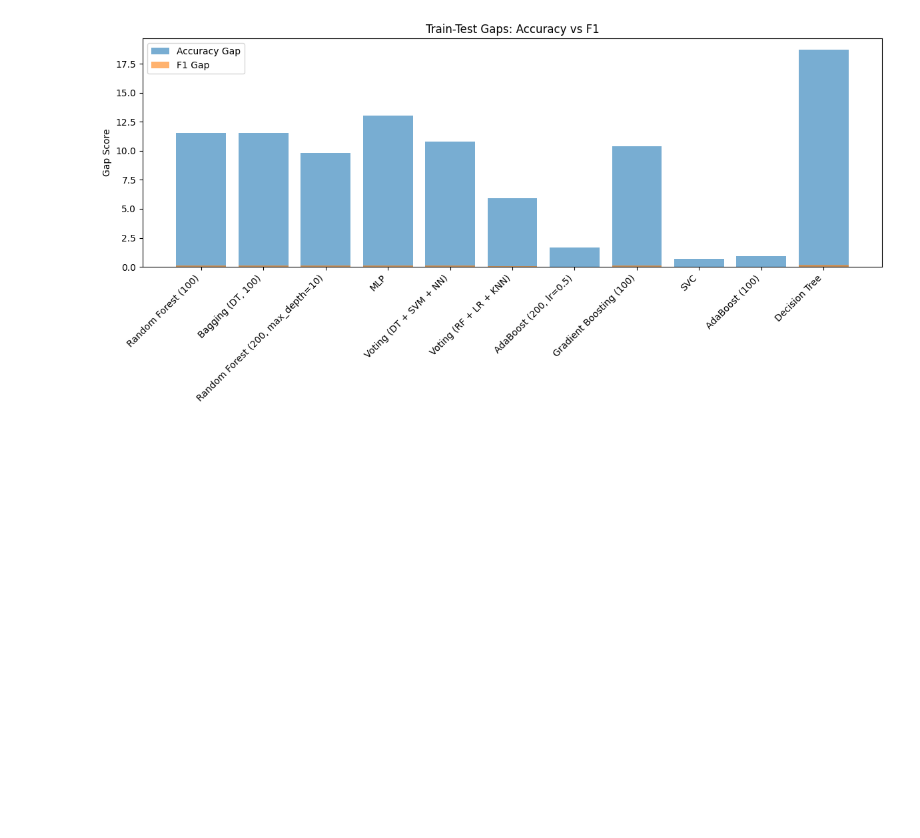
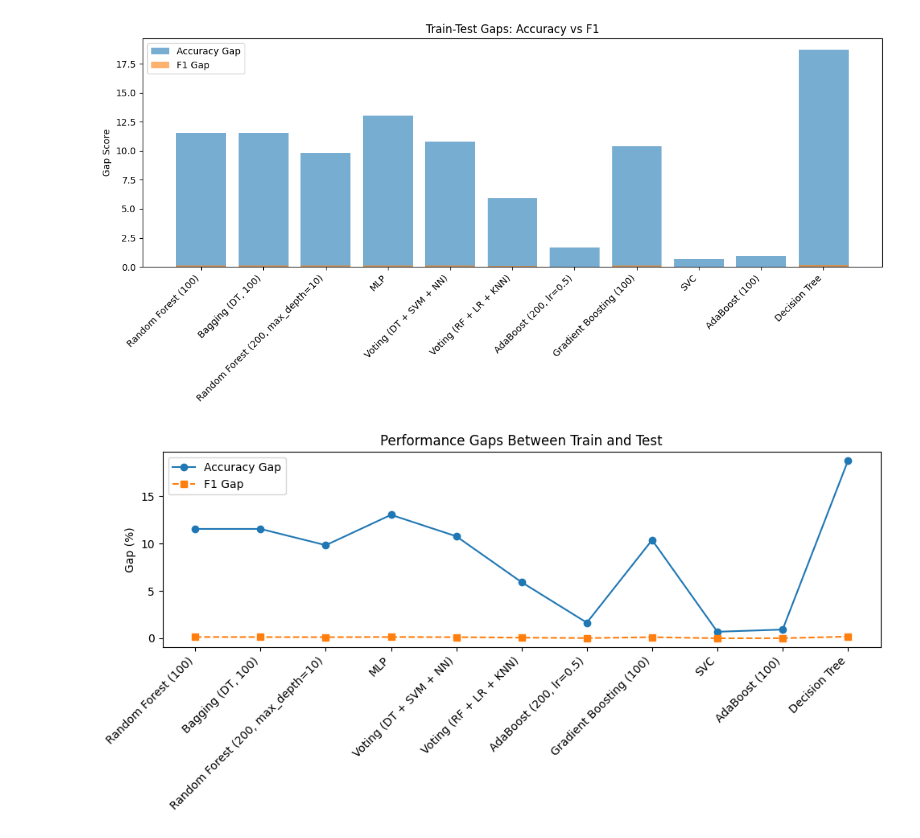
Before and after one commit to kersha0530/ml-05, a Jupyter notebook: ensemble-kbroussard.ipynb, the cells around one changed output. Saved outputs shown, nothing was run; the diff lists cells and outputs as text; code cells hidden in the pictures; blank space fills up the shorter version.

```diff
--- a/ensemble-kbroussard.ipynb
+++ b/ensemble-kbroussard.ipynb
@@ -206,4 +264,16 @@ plt.tight_layout()
 plt.show()
 # %% [output]
 [figure]
+# %%
+plt.figure(figsize=(10, 5))
+plt.plot(results_df['Model'], results_df['Accuracy Gap'], marker='o', label='Accuracy Gap')
+plt.plot(results_df['Model'], results_df['F1 Gap'], marker='s', label='F1 Gap', linestyle='--')
+plt.xticks(rotation=45, ha='right')
+plt.ylabel('Gap (%)')
+plt.title('Performance Gaps Between Train and Test')
+plt.legend()
+plt.tight_layout()
+plt.show()
+# %% [output]
+[figure, added]
 # %% [markdown]
```
Also changed, not shown: parts of 12 cells of this notebook.
